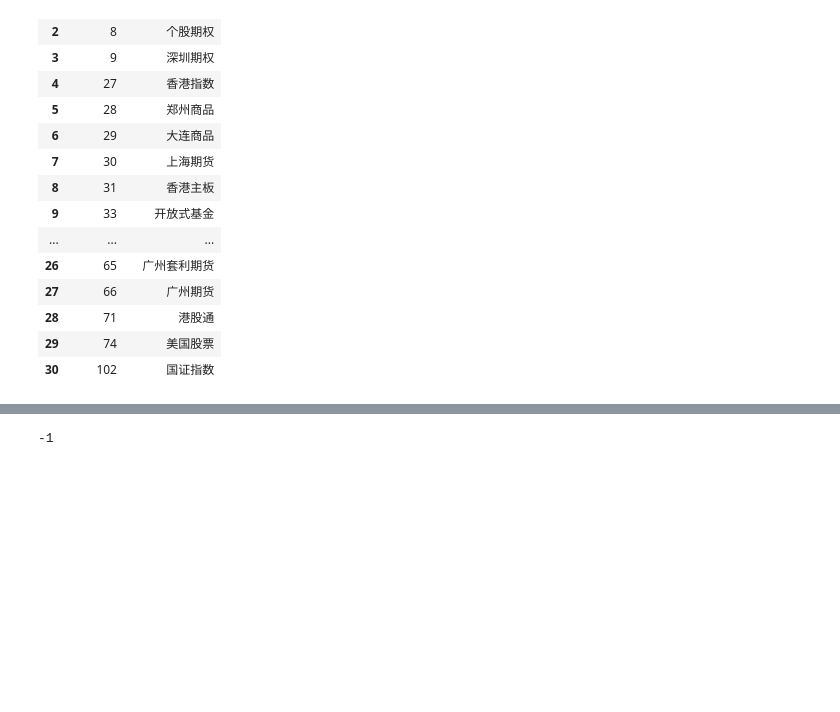
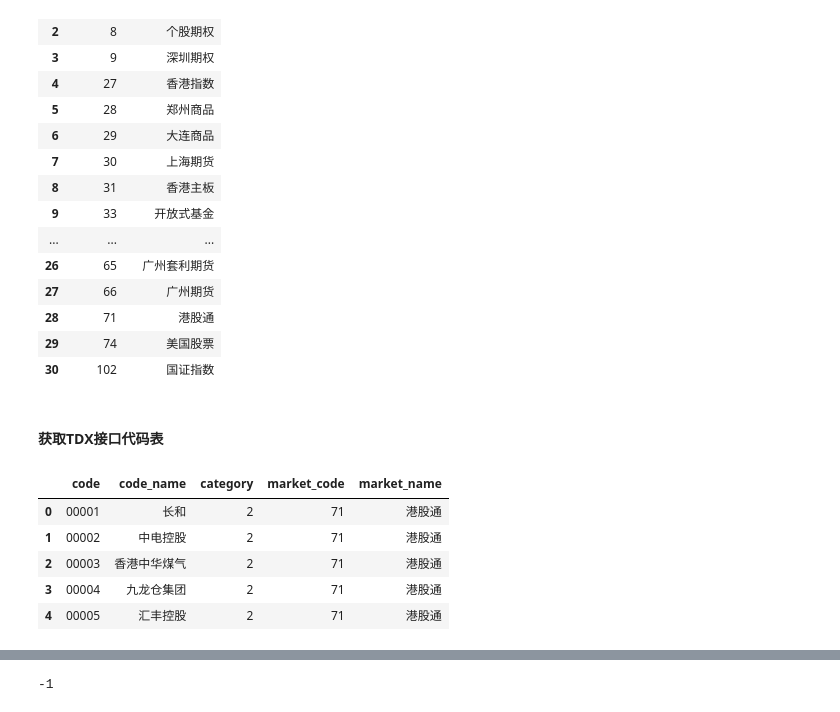
Before and after one commit to u588/app, a Jupyter notebook: AiStock/TDX数据接口.ipynb, the cells around one changed output, grey strips where cells are left out. Saved outputs shown, nothing was run; the diff lists cells and outputs as text; code cells hidden in the pictures; blank space fills up the shorter version.

```diff
--- a/AiStock/TDX数据接口.ipynb
+++ b/AiStock/TDX数据接口.ipynb
@@ -156 +154,3 @@ mID = api.to_df(eapi.get_markets())[["market",	"name"]].rename(columns={'name':'
+# %% [markdown]
+#### 获取TDX接口代码表
 # %%
@@ -163,0 +167,9 @@ df_merg = pd.merge(df_inst, mID, left_on='market', right_on='market', how='left'
+# %%
+df_merg.head()
+# %% [output]
+|  | code | code_name | category | market_code | market_name |
+| 0 | 00001 | 长和 | 2 | 71 | 港股通 |
+| 1 | 00002 | 中电控股 | 2 | 71 | 港股通 |
+| 2 | 00003 | 香港中华煤气 | 2 | 71 | 港股通 |
+| 3 | 00004 | 九龙仓集团 | 2 | 71 | 港股通 |
+| 4 | 00005 | 汇丰控股 | 2 | 71 | 港股通 |
```
Also changed, not shown: parts of 12 cells of this notebook, 9 other files.
